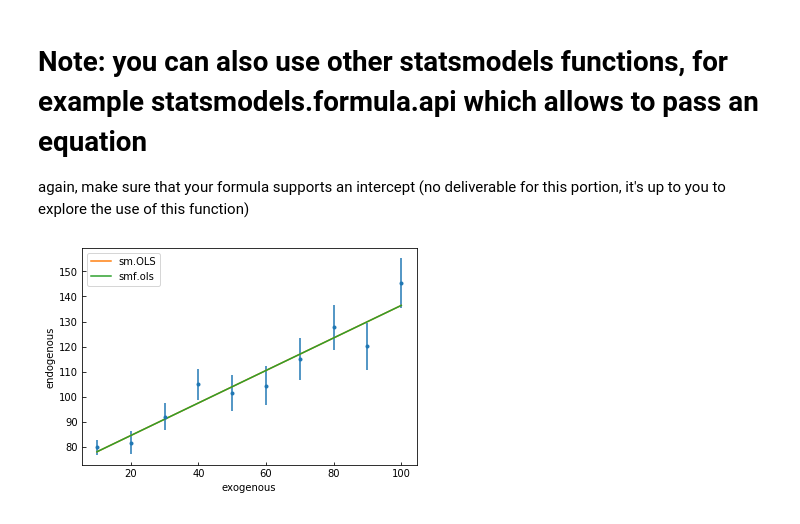
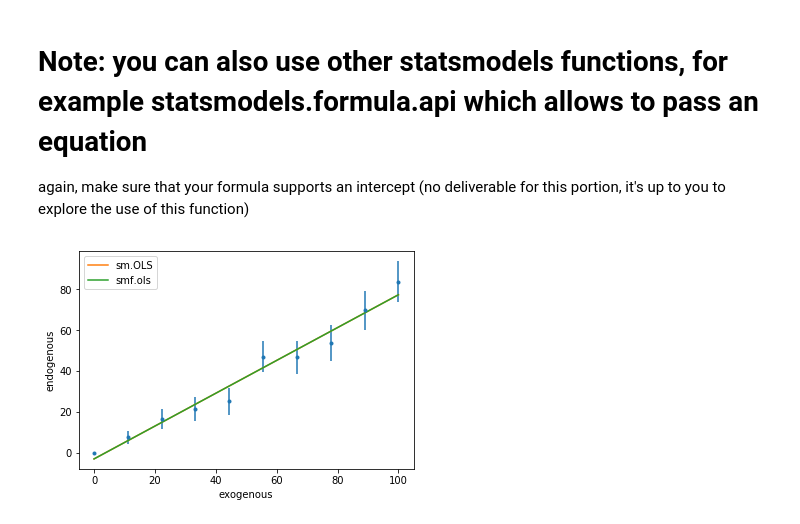
Before and after one commit to meiguan/PUI2018_yg833, a Jupyter notebook: HW9_yg833/Assignment_2_Linear_Regression_Using_Statsmodels.ipynb, the cells around one changed output. Saved outputs shown, nothing was run; the diff lists cells and outputs as text; code cells hidden in the pictures.

```diff
--- a/HW9_yg833/Assignment_2_Linear_Regression_Using_Statsmodels.ipynb
+++ b/HW9_yg833/Assignment_2_Linear_Regression_Using_Statsmodels.ipynb
@@ -76,0 +47,6 @@ use the functions created above
+# %%
+## generate a an array of 10 integers between 0 and 100 as rendered in plot from Dr. Bianco
+a = 0.75 # slope 3/4 as float
+x = np.linspace(0, 100, 10) # exogenuous variable array of evenly spaced integers
+
+y = line(a, x, b = 0, errors=errors)
@@ -78,0 +88,2 @@ use the functions created above
+# %%
+sm.add_constant(x)
@@ -125,0 +133,6 @@ OLS Regression Results
+# %%
+X = sm.add_constant(x) # putting sm.add_constant(x) into 'X' following the tip to do it the right way by passing sm.add_constant(x)
+# %%
+smfit_right = smf.OLS(y, X).fit()
+smfit_right.summary()
+print(smfit_right.summary())
@@ -158,12 +281,12 @@ again, make sure that your formula supports an intercept (no deliverable for thi
 # %%
 # statsmodels.formula.api accepts dictionaris, pandas dataframes, and python rec arrays as input:
 # all data types that host data paired with labels
 smfmodel = smf.ols('y ~ x + const', data={'x':x, 'y':y, 'const':np.ones(len(x))}).fit()
-pl.errorbar(x, y, yerr=errors(x), fmt='.')
-pl.plot(x, smfitDoneRight.fittedvalues, '-', label="sm.OLS")
-pl.plot(x, smfmodel.fittedvalues, '-', label="smf.ols")
-pl.xlabel("exogenous")
-pl.ylabel("endogenous")
-pl.legend();
+plt.errorbar(x, y, yerr=errors(x), fmt='.')
+plt.plot(x, smfit_right.fittedvalues, '-', label="sm.OLS")
+plt.plot(x, smfmodel.fittedvalues, '-', label="smf.ols")
+plt.xlabel("exogenous")
+plt.ylabel("endogenous")
+plt.legend();
 # %% [output]
-[figure, old version]
+[figure, new version]
```
Also changed, not shown: parts of 27 cells of this notebook, 1 other file.
